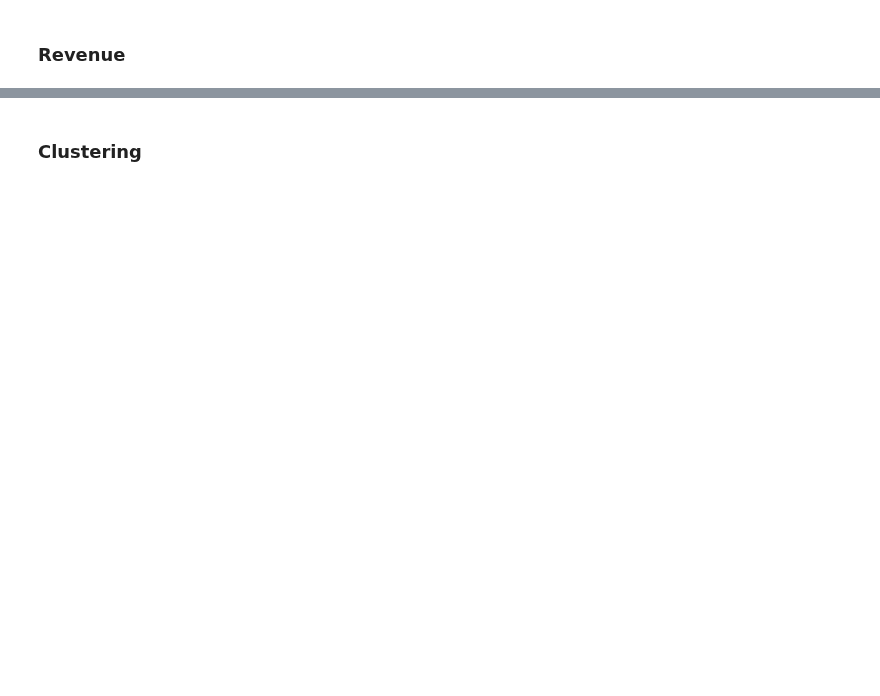
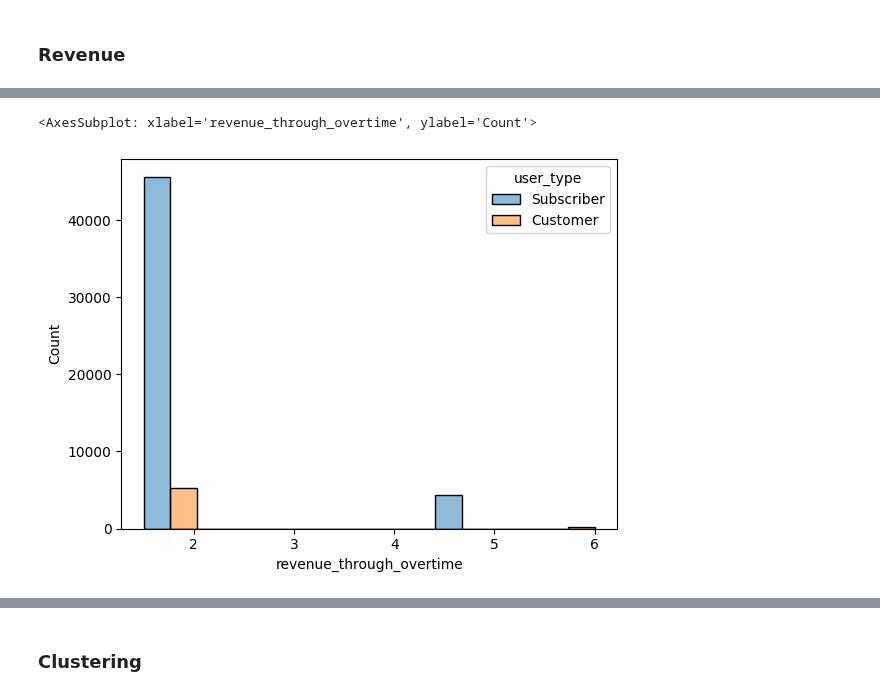
Before and after one commit to RavenRudi/AA_Group16, a Jupyter notebook: kpi_calculation.ipynb, the cells around one changed output, grey strips where cells are left out. Cells and saved outputs as stored; diff of their text form; code cells hidden in the pictures; blank space fills up the shorter version.

```diff
--- a/kpi_calculation.ipynb
+++ b/kpi_calculation.ipynb
@@ -158,0 +156,34 @@ NameError: name 'df_splitted_trips' is not defined
+# %%
+df_boston = pd.read_csv('./data/prepared/rides_data_prepared.csv', dtype={'start_station_id': np.int64, 'end_station_id': 'string', 'end_station_name': 'string', 'start_station_name': 'string', 'bike_id': np.int64, 'user_type': 'string'})
+df_boston['start_time'] = pd.to_datetime(df_boston['start_time'], format='%Y-%m-%d %X')
+df_boston['end_time'] = pd.to_datetime(df_boston['end_time'], format='%Y-%m-%d %X')
+# Using end_time instead of start_time because revenue is only generated AFTER the trip as during the trip it is not clear how much revenue we get from the ride
+df_boston['date'] = df_splitted_trips['end_time'].dt.date
+df_boston['time_of_day_hour'] = df_splitted_trips['end_time'].dt.hour
+df_boston['weekday'] = df_boston['end_time'].dt.day_name()
+df_boston['month'] = df_boston['end_time'].dt.month_name()
+
+df_boston.info()
+
+def calculateOvertimeRevenue(tripLengthInSec, userType):
+    revenue = 0.0
+    # 31 min
+    if(tripLengthInSec >= 1860):
+        revenue += 2
+    # 61 Min
+    if(tripLengthInSec >= 3660):
+        revenue += 4
+
+    if(tripLengthInSec > 5400):
+        tripLenghtLonger90MinInSec = tripLengthInSec - 5400
+        revenue += np.ceil(tripLenghtLonger90MinInSec / 1800) * 8
+
+    if(userType == 'Subscriber'):
+        # Apply 25% discount for subs
+        revenue = revenue*0.75
+
+    return revenue
+
+df_boston['revenue_through_overtime'] = df_boston.apply(lambda row: calculateOvertimeRevenue(row.trip_length, row.user_type), axis=1)
+
+df_boston_only_overtime_rides = df_boston[df_boston['revenue_through_overtime'] > 0]
@@ -158,0 +208,7 @@ NameError: name 'df_splitted_trips' is not defined
+# %%
+import seaborn as sns
+
+sns.histplot(df_boston_only_overtime_rides, x='revenue_through_overtime', hue='user_type')
+# %% [output]
+<AxesSubplot: xlabel='revenue_through_overtime', ylabel='Count'>
+[figure, added]
```
Also changed, not shown: parts of 12 cells of this notebook.
